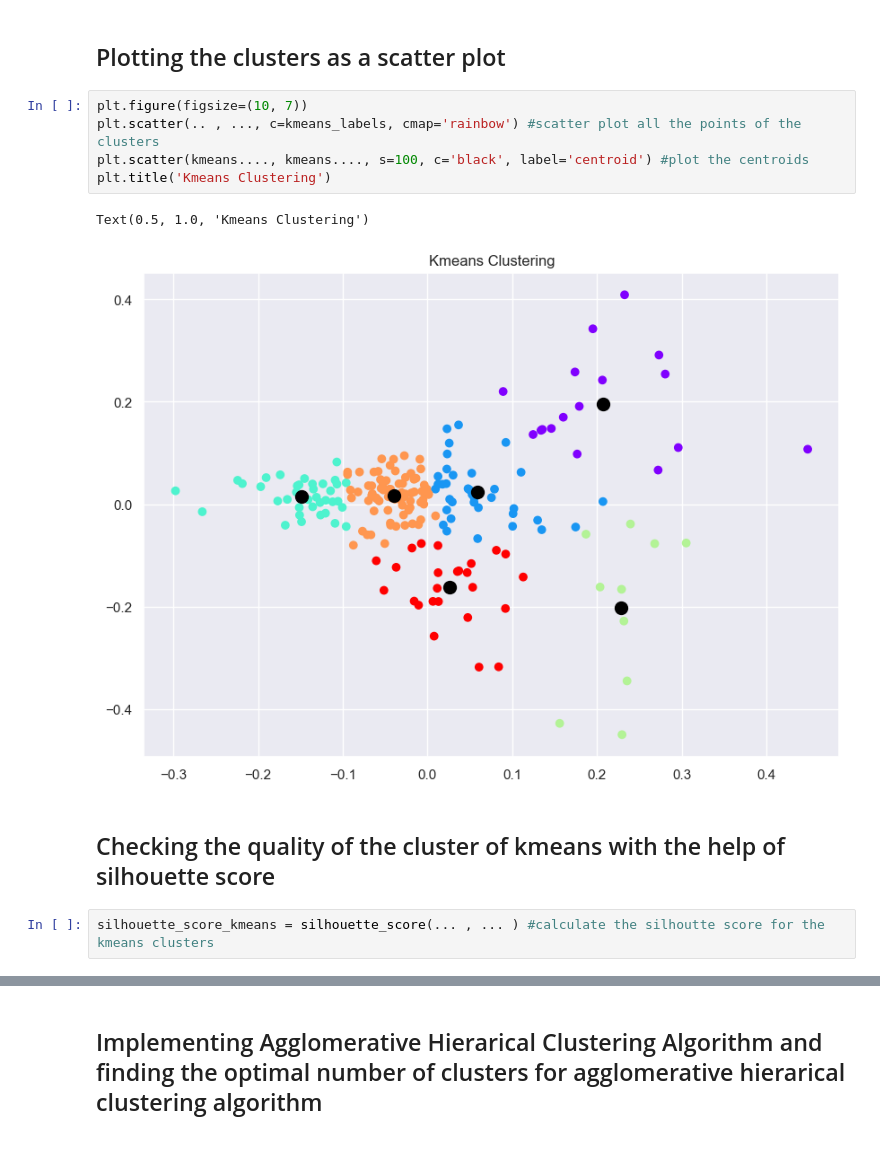
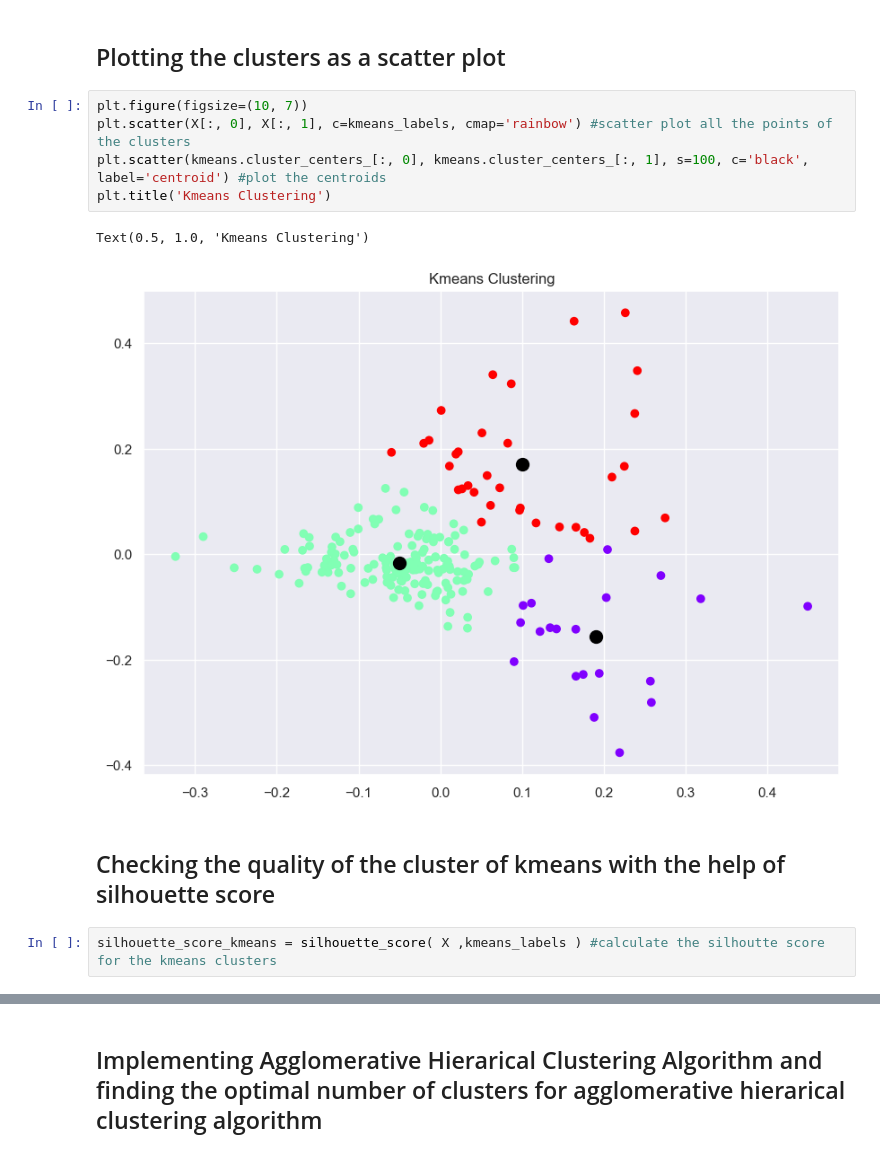
Before and after one commit to GhadeerZahwe/News-Clustering-Using-KMeans, a Jupyter notebook: news_clustering_unsupervised_ml.ipynb, the cells around one changed output, grey strips where cells are left out. Saved outputs shown, nothing was run; the diff lists cells and outputs as text.

```diff
--- a/news_clustering_unsupervised_ml.ipynb
+++ b/news_clustering_unsupervised_ml.ipynb
@@ -370,16 +374,16 @@ array([2, 1, 1, 1, 1, 0, 0, 1, 1, 1, 0, 1, 0, 1, 1, 1, 2, 2, 2, 2, 1, 0,
 ## Plotting the clusters as a scatter plot
 # %%
 plt.figure(figsize=(10, 7))
-plt.scatter(.. , ..., c=kmeans_labels, cmap='rainbow') #scatter plot all the points of the clusters
-plt.scatter(kmeans...., kmeans...., s=100, c='black', label='centroid') #plot the centroids
+plt.scatter(X[:, 0], X[:, 1], c=kmeans_labels, cmap='rainbow') #scatter plot all the points of the clusters
+plt.scatter(kmeans.cluster_centers_[:, 0], kmeans.cluster_centers_[:, 1], s=100, c='black', label='centroid') #plot the centroids
 plt.title('Kmeans Clustering')
 # %% [output]
 Text(0.5, 1.0, 'Kmeans Clustering')
-[figure, old version]
+[figure, new version]
 # %% [markdown]
 ## Checking the quality of the cluster of kmeans with the help of silhouette score
 # %%
-silhouette_score_kmeans = silhouette_score(... , ... ) #calculate the silhoutte score for the kmeans clusters
+silhouette_score_kmeans = silhouette_score( X ,kmeans_labels ) #calculate the silhoutte score for the kmeans clusters
 # %%
 silhouette_score_kmeans
 # %% [output]
```
Also changed, not shown: parts of 11 cells of this notebook.
